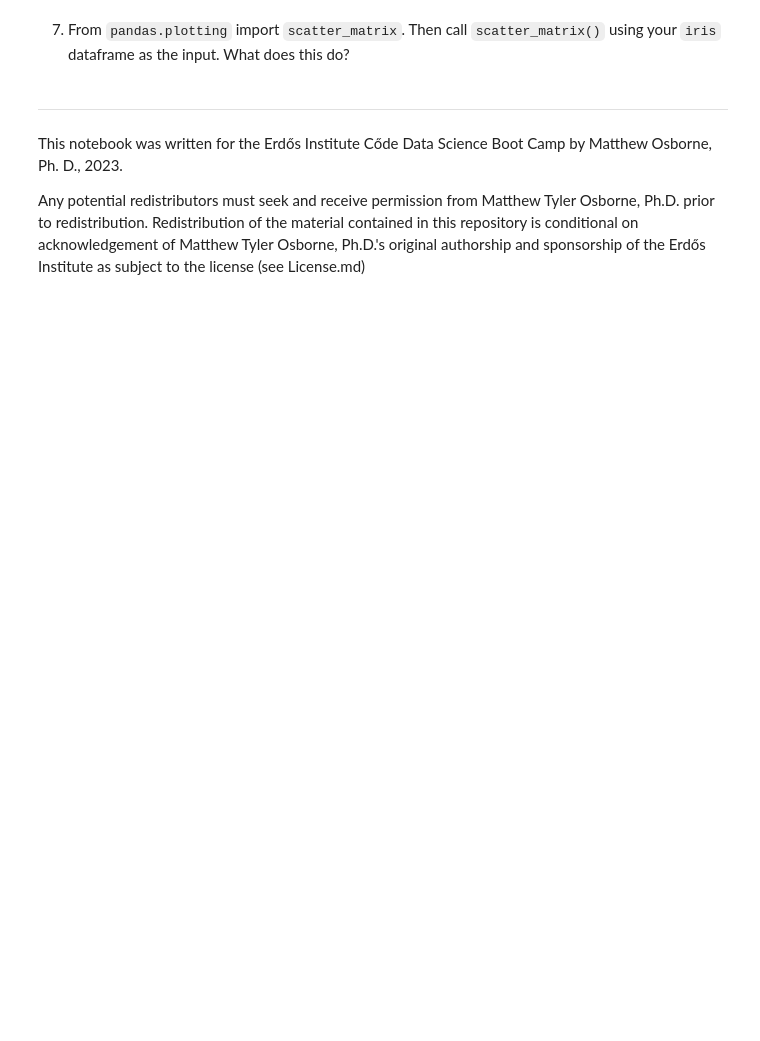
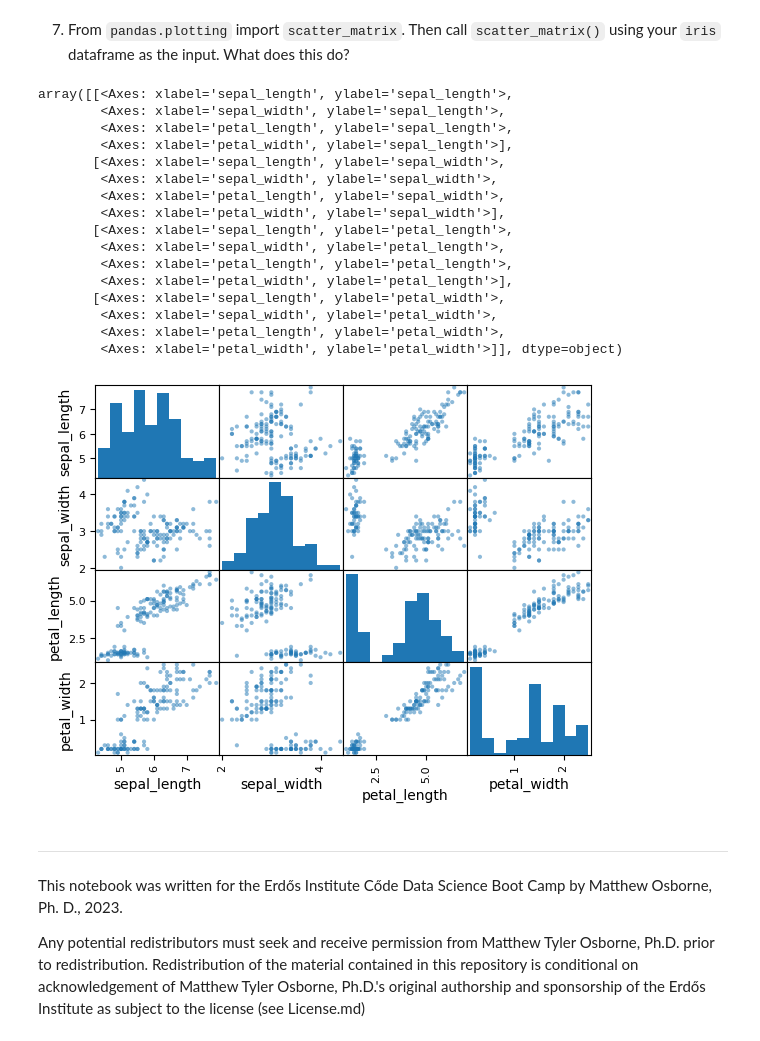
Before and after one commit to belizaga/python-prep, a Jupyter notebook: practice-problems/pandas.ipynb, the cells around one changed output. Saved outputs shown, nothing was run; the diff lists cells and outputs as text; code cells hidden in the pictures; blank space fills up the shorter version.

```diff
--- a/practice-problems/pandas.ipynb
+++ b/practice-problems/pandas.ipynb
@@ -144,3 +144,7 @@ Can interpret the reading
 1. Read in the `iris.csv` file from the `data` folder.
 # %%
 ## Code here
+
+
+iris = pd.read_csv("../data/iris.csv")
+iris
@@ -150,0 +167,8 @@ Can interpret the reading
+# %%
+## Code here
+
+iris.loc[iris.target == 0, "target"] = "setosa"
+iris.loc[iris.target == 1, "target"] = "versicolor"
+iris.loc[iris.target == 2, "target"] = "virginica"
+
+iris.sample(20)
@@ -158,0 +218,5 @@ Can interpret the reading
+# %%
+## Code here
+
+iris = iris.rename(columns={"target": "iris_type"})
+iris.sample(20)
@@ -173,3 +277,27 @@ Can interpret the reading
+# %%
+## Code here
+
+pd.plotting.scatter_matrix(iris)
+
+## Scatter matrix plot of all the data.
+# %% [output]
+array([[<Axes: xlabel='sepal_length', ylabel='sepal_length'>,
+        <Axes: xlabel='sepal_width', ylabel='sepal_length'>,
+        <Axes: xlabel='petal_length', ylabel='sepal_length'>,
+        <Axes: xlabel='petal_width', ylabel='sepal_length'>],
+       [<Axes: xlabel='sepal_length', ylabel='sepal_width'>,
+        <Axes: xlabel='sepal_width', ylabel='sepal_width'>,
+        <Axes: xlabel='petal_length', ylabel='sepal_width'>,
+        <Axes: xlabel='petal_width', ylabel='sepal_width'>],
+       [<Axes: xlabel='sepal_length', ylabel='petal_length'>,
+        <Axes: xlabel='sepal_width', ylabel='petal_length'>,
+        <Axes: xlabel='petal_length', ylabel='petal_length'>,
+        <Axes: xlabel='petal_width', ylabel='petal_length'>],
+       [<Axes: xlabel='sepal_length', ylabel='petal_width'>,
+        <Axes: xlabel='sepal_width', ylabel='petal_width'>,
+        <Axes: xlabel='petal_length', ylabel='petal_width'>,
+        <Axes: xlabel='petal_width', ylabel='petal_width'>]], dtype=object)
+[figure, added]
 # %% [markdown]
 --------------------------
 
```
Also changed, not shown: parts of 12 cells of this notebook, 2 other files.
